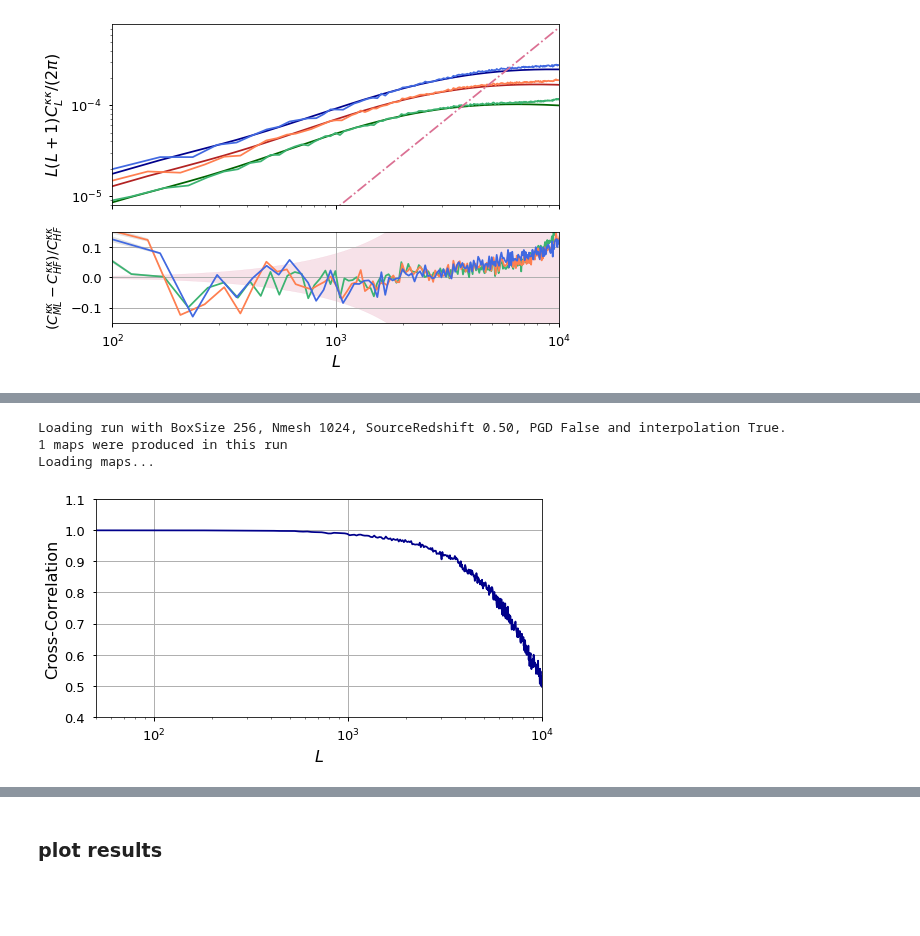
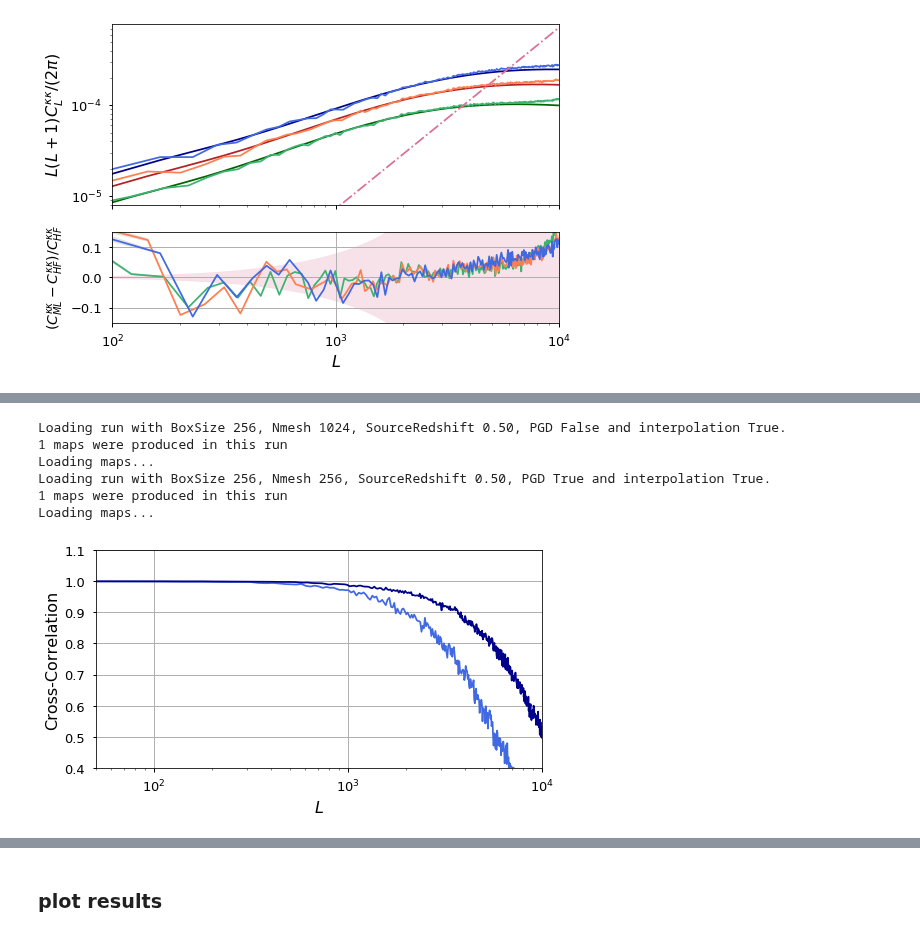
Before and after one commit to VMBoehm/MADLens, a Jupyter notebook: notebooks/PlotResults-publications.ipynb, the cells around one changed output, grey strips where cells are left out. Saved outputs shown, nothing was run; the diff lists cells and outputs as text; code cells hidden in the pictures; blank space fills up the shorter version.

```diff
--- a/notebooks/PlotResults-publications.ipynb
+++ b/notebooks/PlotResults-publications.ipynb
@@ -407,22 +408,32 @@ Loading maps...
 # %%
 run = Run(githash='211ec75', label='cross_test', rnum=0, local_path='../')
 map_highres_05 = run.get_map(0.5,0)
+run = Run(githash='1328c5a', label='cross_test', rnum=0, local_path='../')
+comp_map_05 = run.get_map(0.5,0)
 # %% [output]
 Loading run with BoxSize 256, Nmesh 1024, SourceRedshift 0.50, PGD False and interpolation True.
 1 maps were produced in this run
 Loading maps...
+Loading run with BoxSize 256, Nmesh 256, SourceRedshift 0.50, PGD True and interpolation True.
+1 maps were produced in this run
+Loading maps...
 # %%
 cross_power = FFTPower(first=map_highres,second=comp_map, mode='1d').power
 power1 = FFTPower(first=comp_map,second=comp_map, mode='1d').power
 power2 = FFTPower(first=map_highres,second=map_highres, mode='1d').power
 
+cross_power_05 = FFTPower(first=map_highres_05,second=comp_map_05, mode='1d').power
+power1_05 = FFTPower(first=comp_map_05,second=comp_map_05, mode='1d').power
+power2_05 = FFTPower(first=map_highres_05,second=map_highres_05, mode='1d').power
+
 plt.figure(figsize=(8,4))
+plt.semilogx(cross_power_05['k'],abs(cross_power_05['power'])/abs(np.sqrt(power1_05['power']*power2_05['power'])),color='royalblue', label='BoxSize=512')
 plt.semilogx(cross_power['k'],abs(cross_power['power'])/abs(np.sqrt(power1['power']*power2['power'])),color='darkblue', label='BoxSize=512')
 plt.xlabel('$L$',fontsize=16)
 plt.ylabel('Cross-Correlation',fontsize=16)
 plt.xlim(50,1e4)
 plt.ylim(0.4,1.1)
 plt.grid()
 plt.show()
 # %% [output]
-[figure, old version]
+[figure, new version]
```
Also changed, not shown: parts of 6 cells of this notebook, 1 other file.
